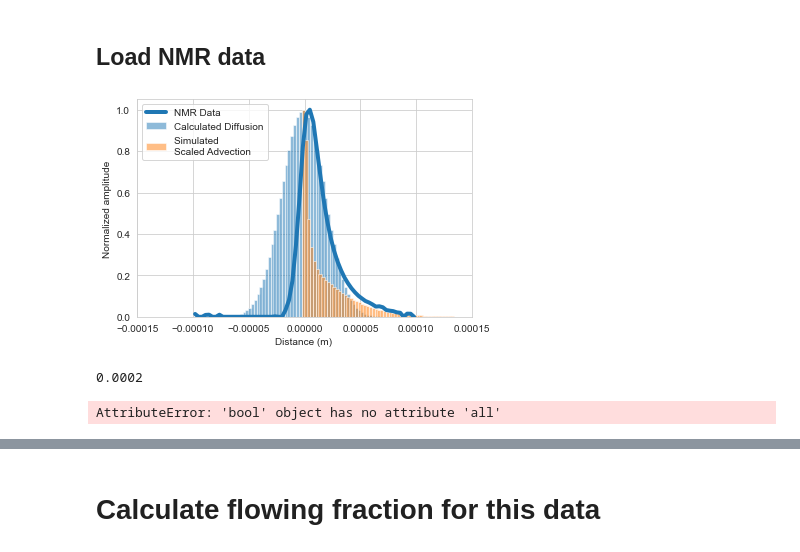
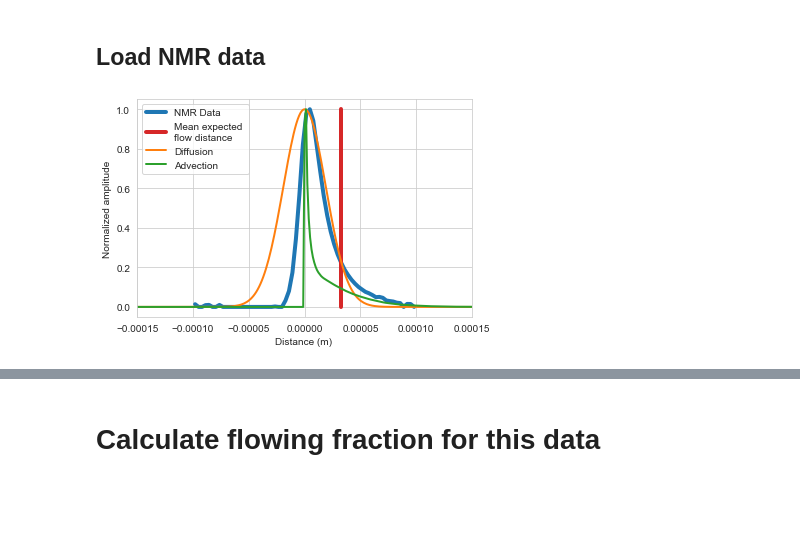
Before and after one commit to akkendrick/LABMOPS, a Jupyter notebook: plotSimData.ipynb, the cells around one changed output, grey strips where cells are left out. Cells and saved outputs as stored; diff of their text form; code cells hidden in the pictures; blank space fills up the shorter version.

Commit message:
Improving diffusion modeling

```diff
--- a/plotSimData.ipynb
+++ b/plotSimData.ipynb
@@ -283,10 +241,13 @@ allDisplacementsScaled = allDisplacements*(10**scaleExp);
 ## Simulate diffusion
 # %%
 D_0 = 2.023 * 10 ** float(-9) # (m^2/s) for water at twenty degrees Celsius
+
+#D_0 = 3.03 * 10 ** float(-9) # (m^2/s) from data?
+
 T = 90000 * 10 ** float(-6) # (s) for 90000 us, same as NMR experiment
-diffusionLength = np.sqrt(2*D_0 * T)  # (m) Equation for diffusion in 2D
+mean1DdiffusionLength = np.sqrt(2*D_0 * T)  # (m) Equation for diffusion in 2D
 #diffusionVel = diffusionLength/T  # (m/s) Compute how fast diffusion is over T
-print("The calculated diffusion length is ", diffusionLength, " m")
+print("The mean 1D calculated diffusion length is ", mean1DdiffusionLength, "m")
 
 #randList = [-1,1]
 #diffusionSign = np.random.choice(randList,len(df_secondaryVelocity["All secondary regions"]))
@@ -294,8 +255,10 @@ print("The calculated diffusion length is ", diffusionLength, " m")
 
 # FIXME: how is this defined really?m
 # figure out sigma of diffusion distribution, currently sigma is set to diffusion length
-#diffusionDist = np.random.normal(0,diffusionLength,len(allVelocities))
+#diffusionDist = np.random.normal(0,mean1DdiffusionLength,len(allVelocities))
 
-diffusionDist = (4*np.pi*D_0*T)*np.exp(allDisplacementsScaled**2/(4*D_0*T))
+# For this to work, import NMR data first!
+diffusionDistVector = np.linspace(np.min(NMRDispScale),np.max(NMRDispScale), 999)
+diffusionDist = ((4*np.pi*D_0*T)**(-1/2))*np.exp(-(diffusionDistVector)**2/(4*D_0*T))
 #diffusionDist = np.random.normal(0,diffusionLength,6000)
 # This distribution is in m
@@ -304,5 +287,5 @@ The calculated diffusion length is  1.9082452672547102e-05  m
 # %%
-displacementBinsScaled = np.linspace(-2e-4, 2e-4, num=160)
+displacementBinsScaled = np.linspace(np.min(NMRDispScale), np.max(NMRDispScale), num=1000)
 #np.append(bins,0.0001)
 #displacementBinsScaled = np.append(displacementBinsScaled, 3e-3)
 #displacementBinsScaled = np.append(displacementBinsScaled, 5e-3)
@@ -331,8 +310,13 @@ diffusionCounts = diffusionCounts / np.max(diffusionCounts)
 # %%
 fig, ax = plt.subplots()
 
-plt.bar(bins[:-1],diffusionCounts,width=5e-6)
-plt.bar(bins[:-1],simulatedDisplacementCounts,width=5e-6)
+diffusionDistNorm = diffusionDist / np.max(diffusionDist)
+#plt.bar(bins[:-1],diffusionCounts,width=5e-6)
+ax.bar(bins[:-1],simulatedDisplacementCounts,width=5e-6)
+ax.plot(diffusionDistVector,diffusionDistNorm, lw=4,  label='Diffusion')
+ax.plot([mean1DdiffusionLength,mean1DdiffusionLength],[0,1])
+
+ax.set_xlim(-1.5e-4, 1.5e-4)
 
 #plt.hist(diffusionDist,bins=displacementBinsScaled)
 #plt.hist(simulatedDisplacementCounts,bins=displacementBinsScaled)
@@ -356,35 +339,27 @@ NMRDispScale = np.transpose(NMRDispScale)
 # %%
 fig, ax = plt.subplots()
 
 nPts = np.shape(NMRDispScale)
 testScale = NMRDispScale * (1/(2 * np.pi))
 #testSpace = np.linspace(-0.0001,0.0001,num=nPts[0])
 ax.plot(testScale,NMRDispNorm, lw=4,  label='NMR Data')
 #ax.plot(NMRDispScale,NMRDispNorm, lw=4,  label='NMR Data')
 #ax.hist(diffusionCounts,bins=bins[:-1])
 
-ax.bar(bins[:-1],diffusionCounts,width=3e-6,alpha=0.5,label='Calculated Diffusion')
-ax.bar(bins[:-1],simulatedDisplacementCounts,width=3e-6,alpha=0.5,label="Simulated \nScaled Advection")
+# Plot estimated mean flow distance given measured outflow
+dMeanCalc = 3.271e-5
+ax.plot([dMeanCalc,dMeanCalc],[0,1],lw=4,color='tab:red',label='Mean expected \nflow distance')
+ax.plot(diffusionDistVector,diffusionDistNorm, lw=2,  label='Diffusion')
+ax.plot(diffusionDistVector,simulatedDisplacementCounts,lw=2,label='Advection')
+#ax.bar(bins[:-1],diffusionCounts,width=3e-6,alpha=0.5,label='Calculated Diffusion')
+#bar(bins[:-1],simulatedDisplacementCounts,width=3e-6,alpha=0.5,label="Simulated \nScaled Advection")
 
 ax.set_xlabel("Distance (m) ")
 ax.set_ylabel("Normalized amplitude")
 ax.legend(loc=2)
 ax.grid(True)
 ax.set_xlim(-1.5e-4, 1.5e-4)
 figStr = 'allSimDisp.png'
 fig.savefig(figStr, dpi=300, facecolor='w', edgecolor='w')
 # %% [output]
-[figure, old version]
+[figure, new version]
-# %%
-np.max(bins)
-# %% [output]
-0.0002
-# %%
-sns.barplot(x=displacementBinsScaled,y=simulatedDisplacementCounts[0])
-
-plt.plot(NMRDispScale,NMRDisp)
-
-figStr = 'allSimDisp.png'
-#plt.savefig(figStr, dpi=300, facecolor='w', edgecolor='w')
-# %% [output]
-AttributeError: 'bool' object has no attribute 'all'
```
Also changed, not shown: parts of 57 cells of this notebook.
